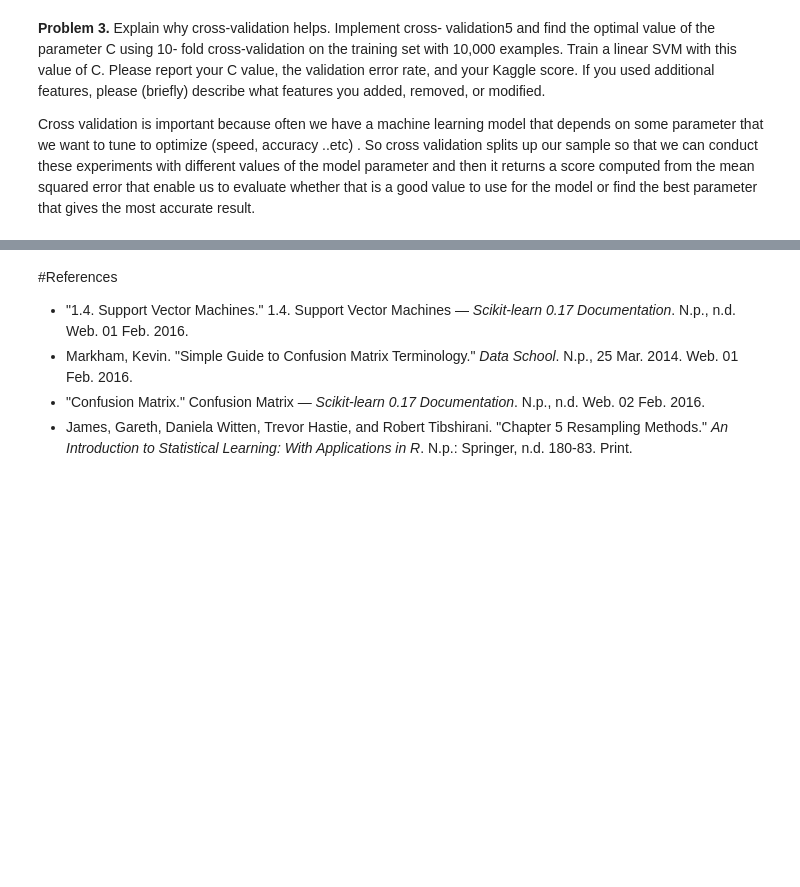
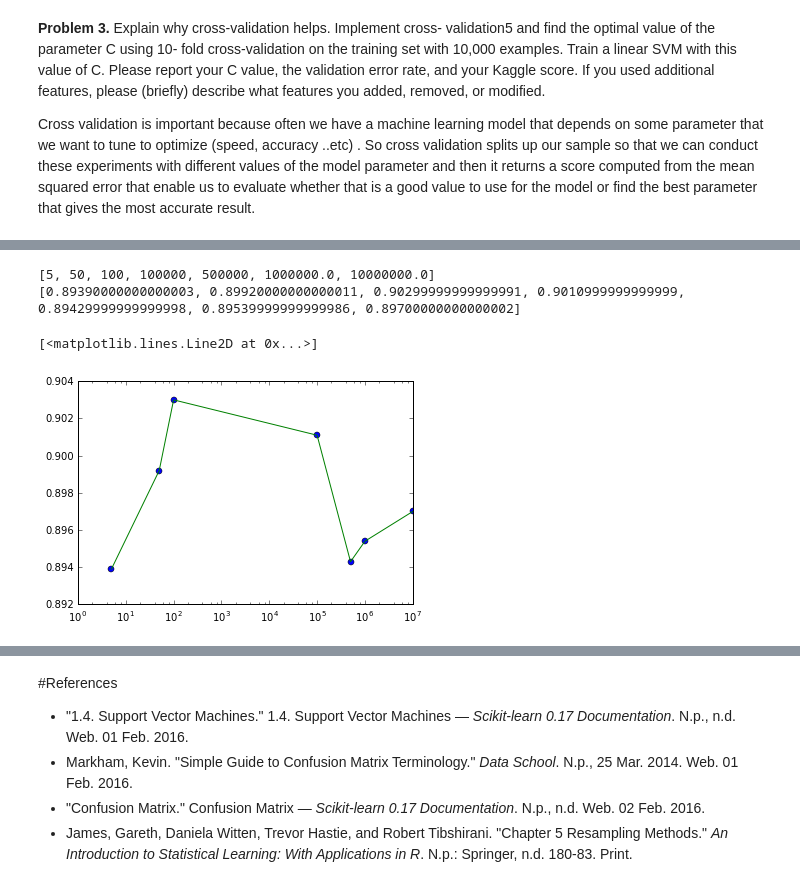
Before and after one commit to stevenchua/cs189, a Jupyter notebook: hw1/HW1Digits.ipynb, the cells around one changed output, grey strips where cells are left out. Cells and saved outputs as stored; diff of their text form; code cells hidden in the pictures; blank space fills up the shorter version.

```diff
--- a/hw1/HW1Digits.ipynb
+++ b/hw1/HW1Digits.ipynb
@@ -430,0 +450,29 @@ average mse:  1.46625
+# %%
+import sklearn.metrics
+mse_lst_for_diff_C = []
+C_list = [5,50,100, 100000,500000,1e6,1e7]
+for c in C_list:
+    print "Testing C={}".format(c)
+    mse_err_lst=[]
+    for k_th_set in np.arange(k):
+        #selecting the kth element for verification set
+        verify_data = mega_train_subset[k_th_set]
+        verify_labels = mega_labels_subset[k_th_set]
+        #select only the ones EXCLUDING the kth element for training
+        train_data = np.concatenate((mega_train_subset[:k_th_set-1,:,:],mega_train_subset[k_th_set:,:,:]))
+        #Merging all the kth batches into one large datafile
+        train_data =  train_data.reshape((shape( train_data)[0]*batch_size,shape(train_data)[2]))
+        train_labels = np.concatenate((mega_labels_subset[:k_th_set-1],mega_labels_subset[k_th_set:]))
+        train_labels = train_labels.reshape((shape(train_labels)[0]*batch_size,))
+#         print shape(train_labels)[0]*batch_size
+#         print shape(train_data)
+#         print shape(train_labels)
+        clf = svm.LinearSVC(C=c)
+        clf.fit(train_data,train_labels)
+        result = clf.predict(verify_data)
+#         mse= sklearn.metrics.mean_squared_error(verify_labels, result)
+        mse = 1-(benchmark(verify_labels, result)[0])
+        print mse
+        mse_err_lst.append(mse)
+    print "average mse: ", mean(mse_err_lst)
+    mse_lst_for_diff_C.append(mean(mse_err_lst))
@@ -430,0 +497,12 @@ average mse:  1.46625
+# %%
+print C_list
+print mse_lst_for_diff_C
+# %% [output]
+[5, 50, 100, 100000, 500000, 1000000.0, 10000000.0]
+[0.89390000000000003, 0.89920000000000011, 0.90299999999999991, 0.9010999999999999, 0.89429999999999998, 0.89539999999999986, 0.89700000000000002]
+# %%
+plt.semilogx(C_list,mse_lst_for_diff_C,'o')
+plt.semilogx(C_list,mse_lst_for_diff_C,'-')
+# %% [output]
+[<matplotlib.lines.Line2D at 0x...>]
+[figure, added]
```
Also changed, not shown: parts of 13 cells of this notebook.
